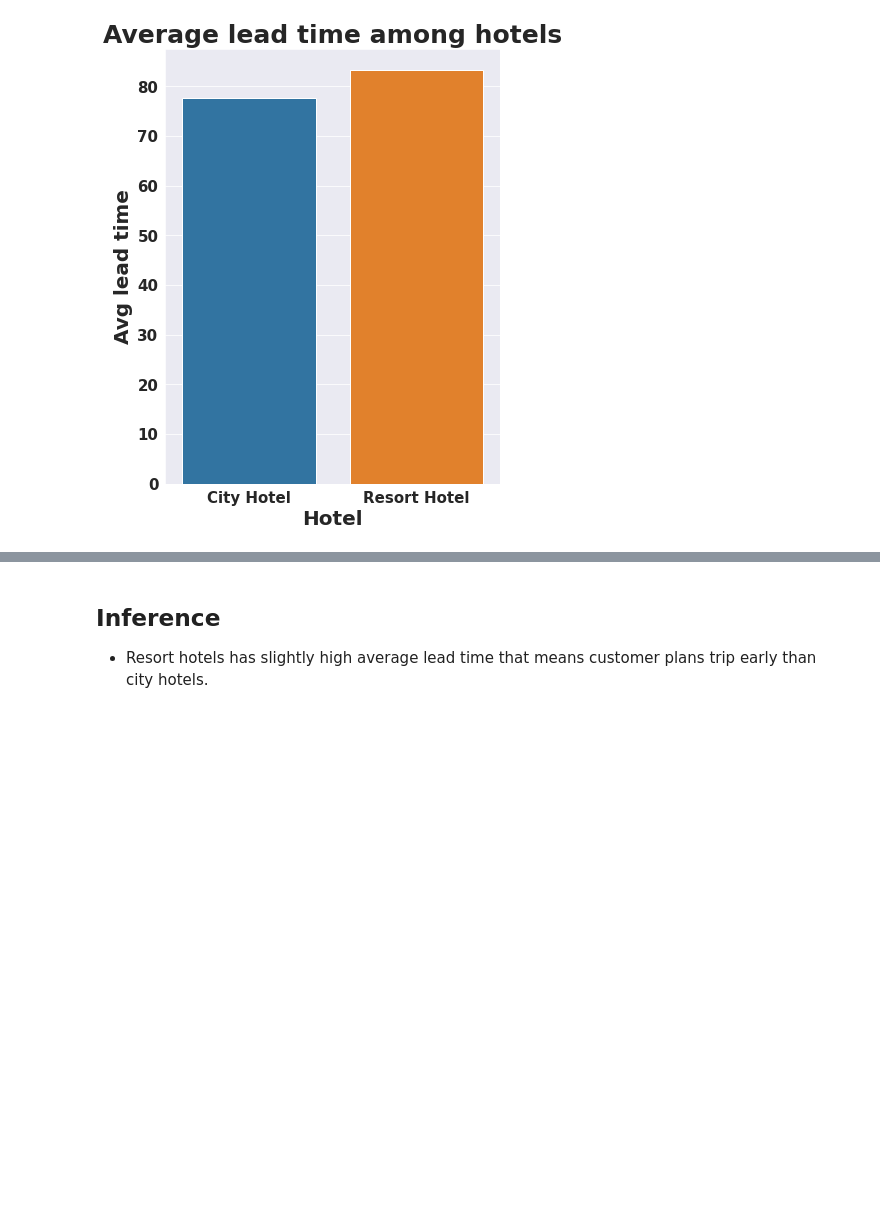
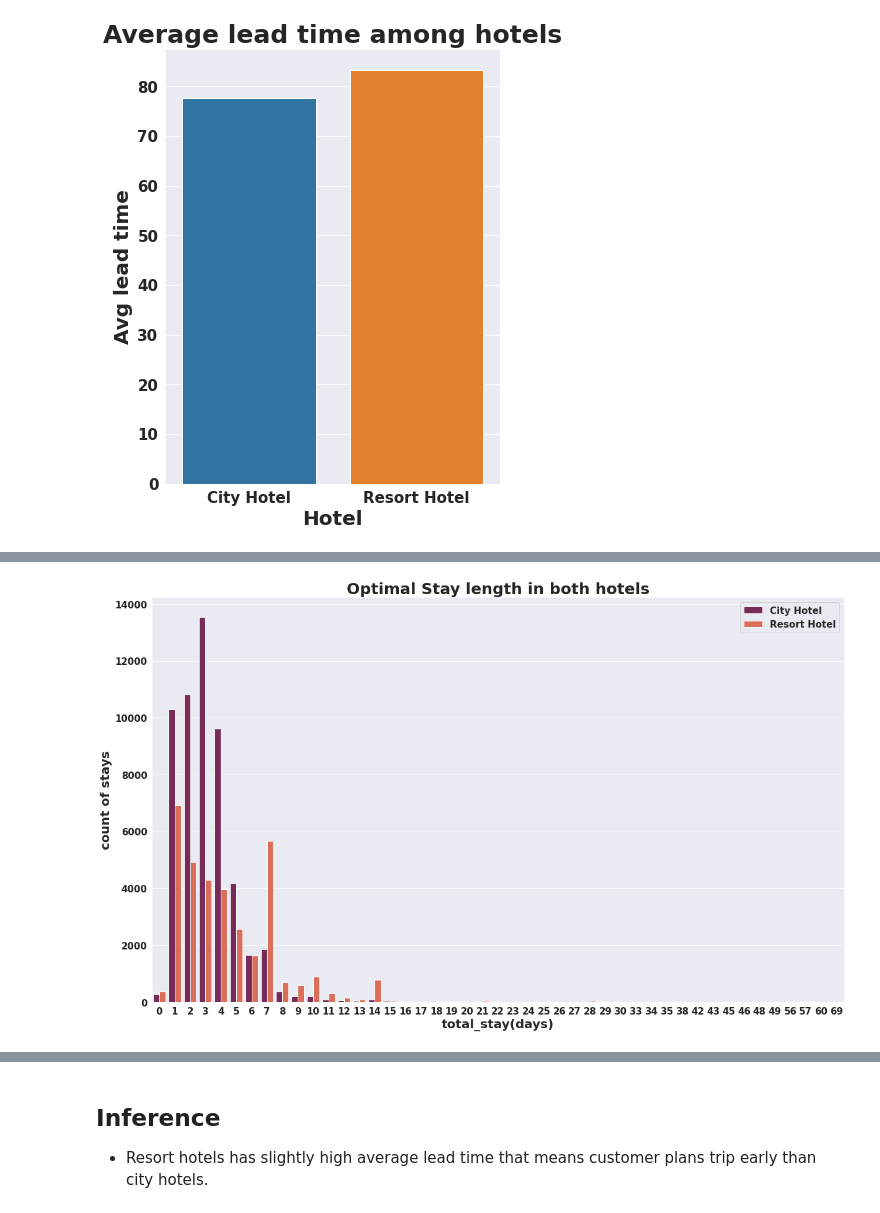
Before and after one commit to SaitejBhimnath/Exploratory-Data-Analysis-Capstone-Project-1, a Jupyter notebook: Hotel_Bookings_Analysis_Capstone_Project_1.ipynb, the cells around one changed output, grey strips where cells are left out. Cells and saved outputs as stored; diff of their text form; code cells hidden in the pictures; blank space fills up the shorter version.

```diff
--- a/Hotel_Bookings_Analysis_Capstone_Project_1.ipynb
+++ b/Hotel_Bookings_Analysis_Capstone_Project_1.ipynb
@@ -921,0 +1040,7 @@ plt.title('Average lead time among hotels');
+# %%
+#group by total stay and hotel
+grouped_stay = df.groupby(['total_stay', 'hotel']).agg('count').reset_index()
+#take 1st 3 columns
+grouped_stay = grouped_stay.iloc[:, :3]
+grouped_stay= grouped_stay.rename(columns={'is_canceled':'Number of stays'})
+grouped_stay
@@ -921,0 +1061,11 @@ plt.title('Average lead time among hotels');
+# %%
+#plot optimal stay length
+plt.figure(figsize=(20,12))
+sns.barplot(x='total_stay',y='Number of stays',data=grouped_stay,hue='hotel',palette='rocket')
+
+plt.ylabel('count of stays')
+plt.xlabel('total_stay(days)')
+plt.title('Optimal Stay length in both hotels')
+plt.legend(loc='upper right');
+# %% [output]
+[figure, added]
```
Also changed, not shown: parts of 24 cells of this notebook.
